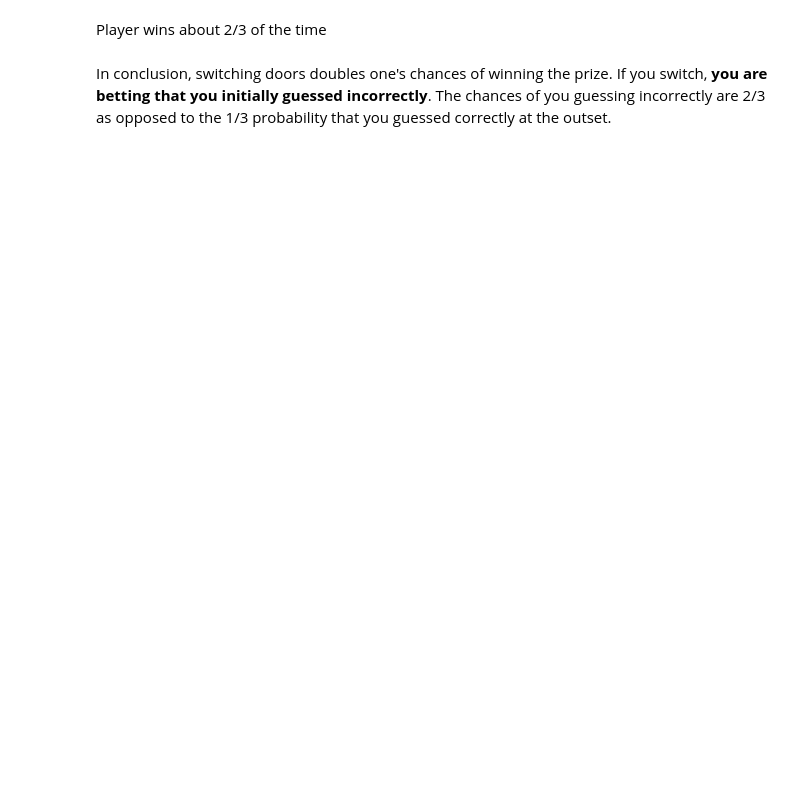
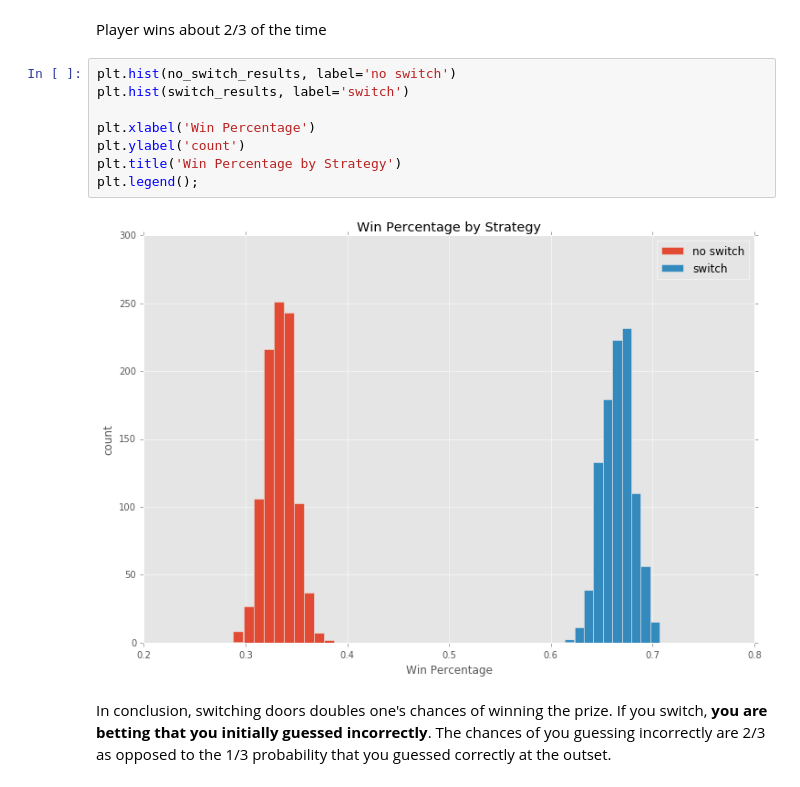
Before and after one commit to GKjohns/SimulatedMontyHall, a Jupyter notebook: MontyHall.ipynb, the cells around one changed output. Cells and saved outputs as stored; diff of their text form; blank space fills up the shorter version.

```diff
--- a/MontyHall.ipynb
+++ b/MontyHall.ipynb
@@ -80,4 +90,14 @@ Distribution is centered on 0.667166
 # %% [markdown]
 Player wins about 2/3 of the time
+# %%
+plt.hist(no_switch_results, label='no switch')
+plt.hist(switch_results, label='switch')
+
+plt.xlabel('Win Percentage')
+plt.ylabel('count')
+plt.title('Win Percentage by Strategy')
+plt.legend();
+# %% [output]
+[figure, added]
 # %% [markdown]
    In conclusion, switching doors doubles one's chances of winning the prize. If you switch, **you are betting that you initially guessed incorrectly**. The chances of you guessing incorrectly are 2/3 as opposed to the 1/3 probability that you guessed correctly at the outset.
```
Also changed, not shown: parts of 4 cells of this notebook.
